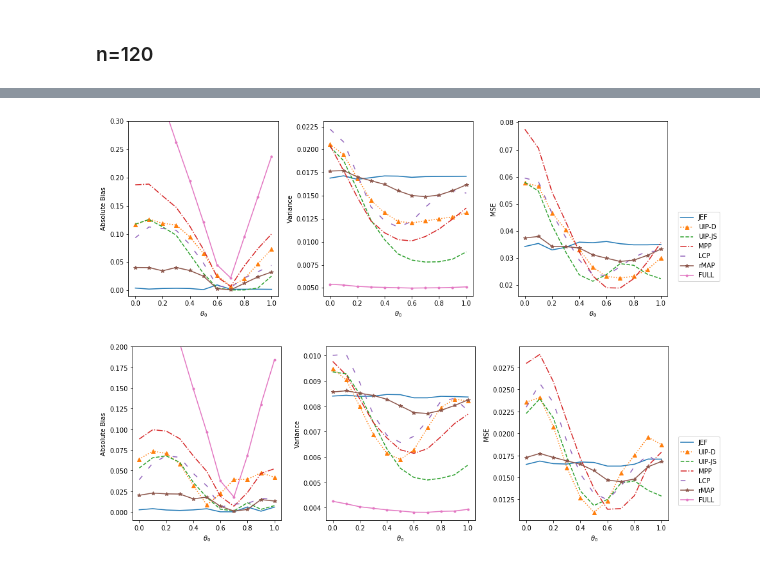
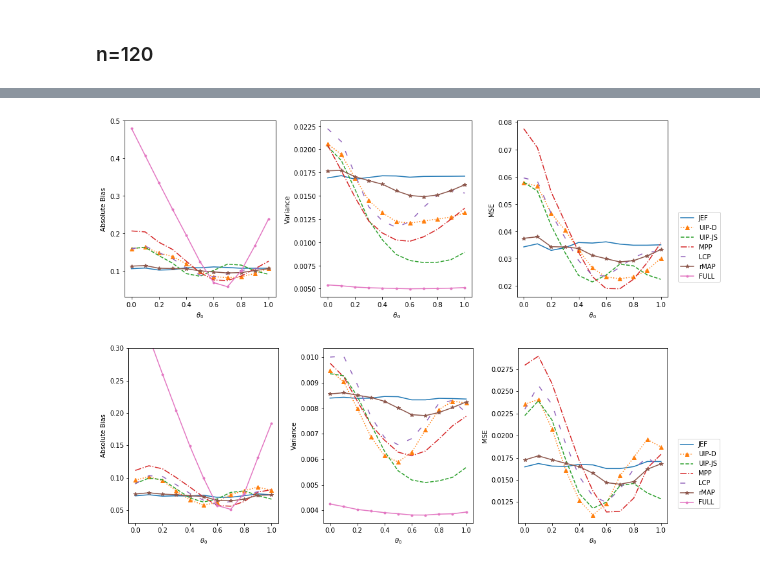
Before and after one commit to JINhuaqing/UIP, a Jupyter notebook: NormSetting/Norm_ana_MSE.ipynb, the cells around one changed output, grey strips where cells are left out. Drawn from its saved outputs; the diff is of its cells as text; code cells hidden in the pictures.

Commit message:
update the plots method of MSE

```diff
--- a/NormSetting/Norm_ana_MSE.ipynb
+++ b/NormSetting/Norm_ana_MSE.ipynb
@@ -240,7 +240,7 @@ for fl in tqdm(fls):
     cleanData = load_pkl(fl)
     res = ObtainMSE(cleanData, thetaC)
     for key in res.keys():
-        bias60[key].append(np.mean(res[key]["Bias"]))
+        bias60[key].append(np.mean(np.abs(res[key]["Bias"])))
         varss60[key].append(np.mean(res[key]["Var"]))
         mses60[key].append(np.mean(res[key]["MSE"]))
 # %% [output]
@@ -264,7 +264,7 @@ for fl in tqdm(fls):
     cleanData = load_pkl(fl)
     res = ObtainMSE(cleanData, thetaC)
     for key in res.keys():
-        bias120[key].append(np.mean(res[key]["Bias"]))
+        bias120[key].append(np.mean(np.abs(res[key]["Bias"])))
         varss120[key].append(np.mean(res[key]["Var"]))
         mses120[key].append(np.mean(res[key]["MSE"]))
 # %% [output]
@@ -305,7 +305,7 @@ plt.subplots_adjust(wspace=0.3, hspace =0)
 axes = fig.subplots(1, 3)
 
 #axes[0].set_title("Absolute Bias")
-axes[0].set_ylim([-0.01, 0.3])
+axes[0].set_ylim([0.03, 0.5])
 axes[0].set_xlabel(r"$\theta_0$")
 axes[0].set_ylabel("Absolute Bias")
 axes[0].plot(thetas60[low:up], np.abs(bias60["JEF"][low:up]), label="JEF", linestyle=linestyles[0][1])
@@ -360,7 +360,7 @@ _ = fig.legend(handles, labels, loc=(0.92, 0.20))
 
 plt.savefig("../plots/cmpNormMSE60_long.pdf")
 # %% [output]
-[figure, old version]
+[figure, new version]
 # %%
 thetas120 = np.array(thetas120)
 low = np.argmin(thetas120[thetas120>=0])
@@ -375,7 +375,7 @@ axes = fig.subplots(1, 3)
 
 
 #axes[0].set_title("Absolute Bias")
-axes[0].set_ylim([-0.01, 0.2])
+axes[0].set_ylim([0.03, 0.3])
 axes[0].set_xlabel(r"$\theta_0$")
 axes[0].set_ylabel("Absolute Bias")
 axes[0].plot(thetas120[low:up], np.abs(bias120["JEF"][low:up]), label="JEF", linestyle=linestyles[0][1])
@@ -388,31 +388,31 @@ axes[0].plot(thetas120[low:up], np.abs(bias120["FULL"][low:up]), label="FULL", l
 
 
 #axes[1].set_title("Variance")
 #axes[2].set_ylim([0.003, 0.01])
 axes[1].set_xlabel(r"$\theta_0$")
 axes[1].set_ylabel("Variance")
 axes[1].plot(thetas120[low:up], varss120["JEF"][low:up],  label="JEF", linestyle=linestyles[0][1])
 axes[1].plot(thetas120[low:up], varss120["UIPD"][low:up], label="UIP-D", linestyle=linestyles[1][1], marker="^")
 axes[1].plot(thetas120[low:up], varss120["UIPJS"][low:up],label="UIP-JS", linestyle=linestyles[2][1])
 axes[1].plot(thetas120[low:up], varss120["NPP"][low:up],  label="MPP", linestyle=linestyles[3][1])
 axes[1].plot(thetas120[low:up], varss120["LCP"][low:up],  label="LCP", linestyle=linestyles[6][1])
 axes[1].plot(thetas120[low:up], varss120["rMAP"][low:up], label="rMAP", linestyle=linestyles[0][1], marker="*")
 axes[1].plot(thetas120[low:up], varss120["FULL"][low:up], label="FULL", linestyle=linestyles[0][1], marker=".")
 
 #axes[2].set_title("MSE")
 #axes[0].set_ylim([0, 0.05])
 axes[2].set_xlabel(r"$\theta_0$")
 axes[2].set_ylabel("MSE")
 axes[2].plot(thetas120[low:up], mses120["JEF"][low:up],   label="JEF",   linestyle=linestyles[0][1])
 axes[2].plot(thetas120[low:up], mses120["UIPD"][low:up],  label="UIP-D",  linestyle=linestyles[1][1], marker="^")
 axes[2].plot(thetas120[low:up], mses120["UIPJS"][low:up], label="UIP-JS", linestyle=linestyles[2][1])
 axes[2].plot(thetas120[low:up], mses120["NPP"][low:up],   label="MPP",   linestyle=linestyles[3][1])
 axes[2].plot(thetas120[low:up], mses120["LCP"][low:up],   label="LCP",   linestyle=linestyles[6][1])
 axes[2].plot(thetas120[low:up], mses120["rMAP"][low:up],  label="rMAP",  linestyle=linestyles[0][1], marker="*")
 # axes[2].plot(thetas120[low:up], mses120["FULL"][low:up], label="FULL", linestyle=linestyles[0][1], marker=".")
 
 handles, labels = axes[0].get_legend_handles_labels()
 _ = fig.legend(handles, labels, loc=(0.92, 0.20))
 plt.savefig("../plots/cmpNormMSE120_long.pdf")
 # %% [output]
-[figure, old version]
+[figure, new version]
```
Also changed, not shown: 3 other files.
